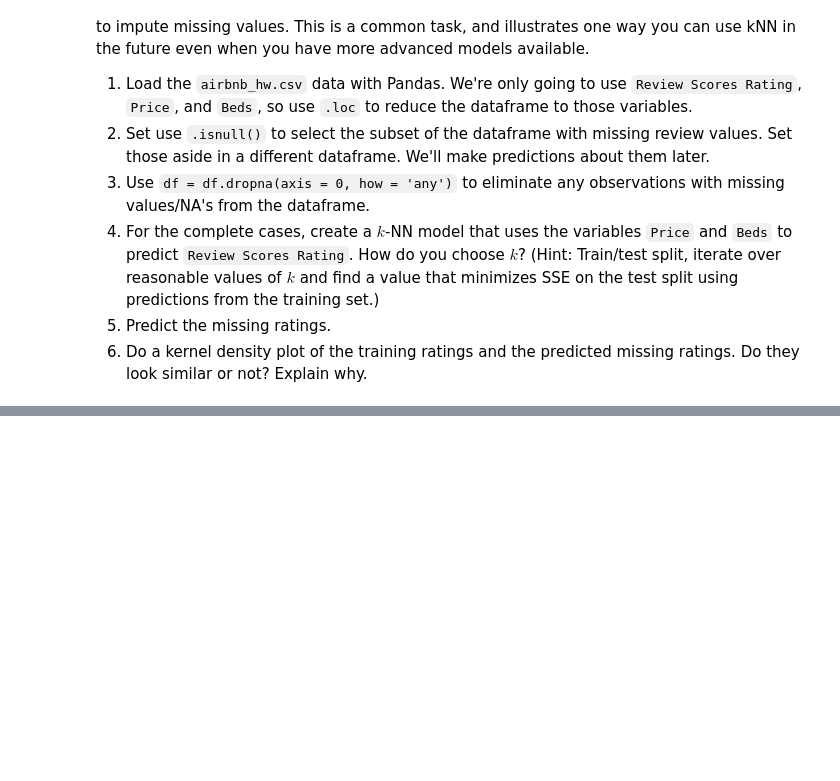
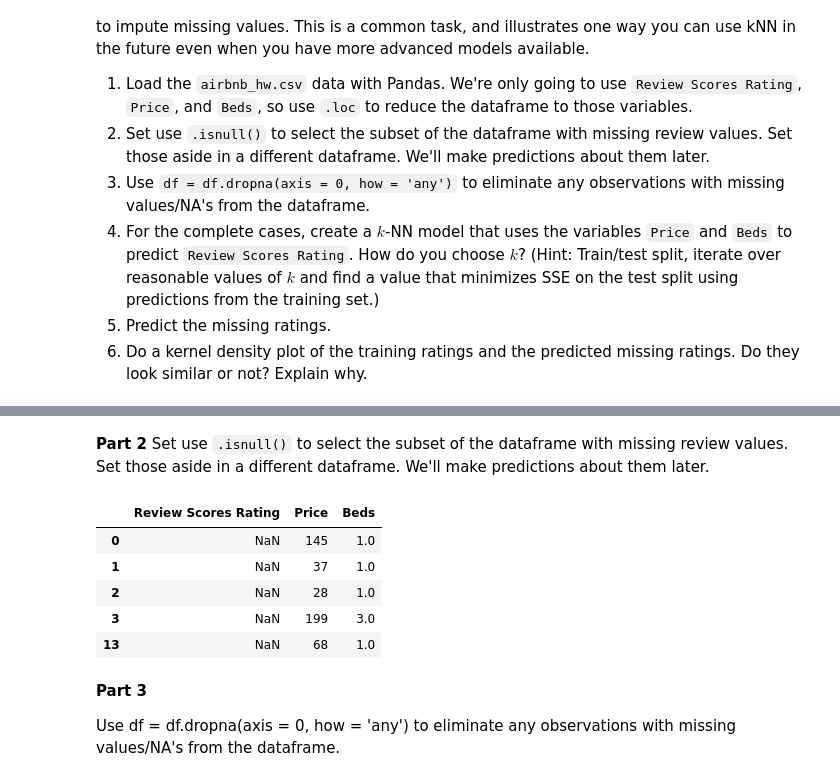
Before and after one commit to isaactabor21/knn, a Jupyter notebook: assignment/assignment_knn.ipynb, the cells around one changed output, grey strips where cells are left out. Drawn from its saved outputs; the diff is of its cells as text; code cells hidden in the pictures; blank space fills up the shorter version.

```diff
--- a/assignment/assignment_knn.ipynb
+++ b/assignment/assignment_knn.ipynb
@@ -144,0 +166,17 @@ There are 30,478 observations, but only 22,155 ratings. We're going to build a k
+# %% [markdown]
+**Part 2**
+Set use `.isnull()` to select the subset of the dataframe with missing review values. Set those aside in a different dataframe. We'll make predictions about them later.
+# %%
+missing_reviews = airbnb[airbnb['Review Scores Rating'].isnull()]
+missing_reviews.head()
+# %% [output]
+|  | Review Scores Rating | Price | Beds |
+| 0 | NaN | 145 | 1.0 |
+| 1 | NaN | 37 | 1.0 |
+| 2 | NaN | 28 | 1.0 |
+| 3 | NaN | 199 | 3.0 |
+| 13 | NaN | 68 | 1.0 |
+# %% [markdown]
+**Part 3**
+
+Use df = df.dropna(axis = 0, how = 'any') to eliminate any observations with missing values/NA's from the dataframe.
```
Also changed, not shown: parts of 23 cells of this notebook.
